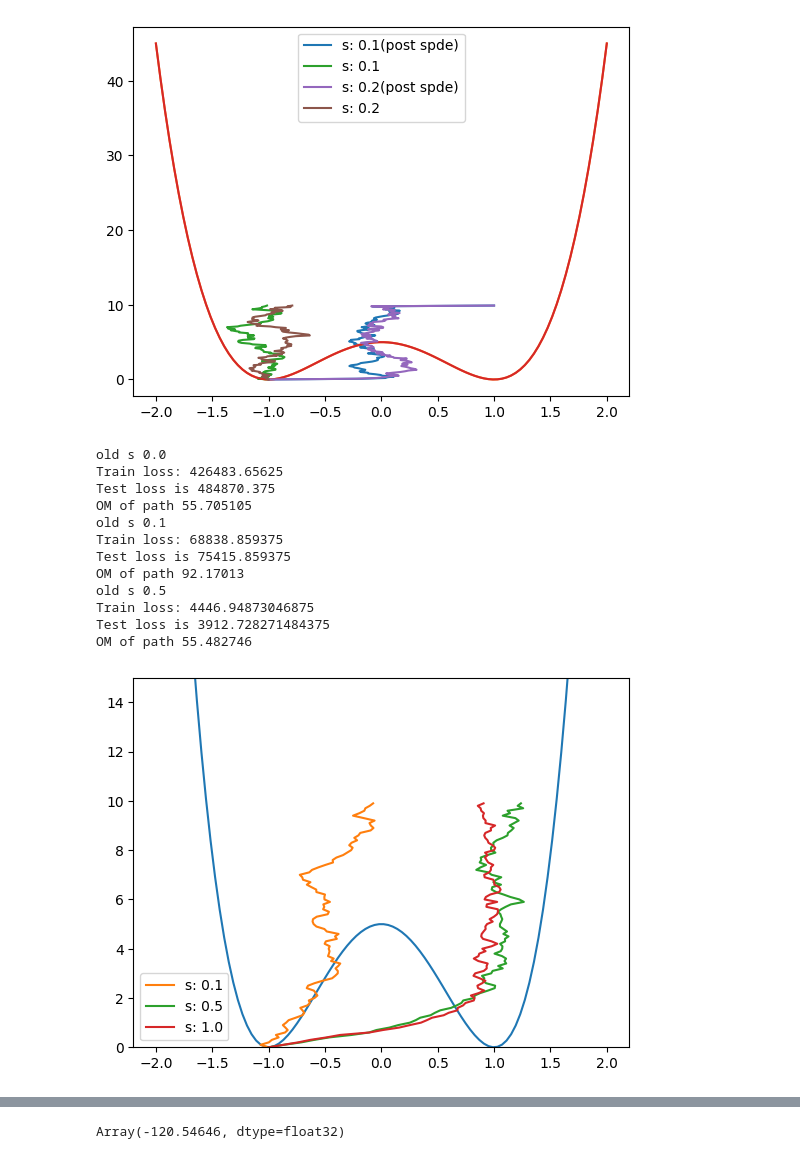
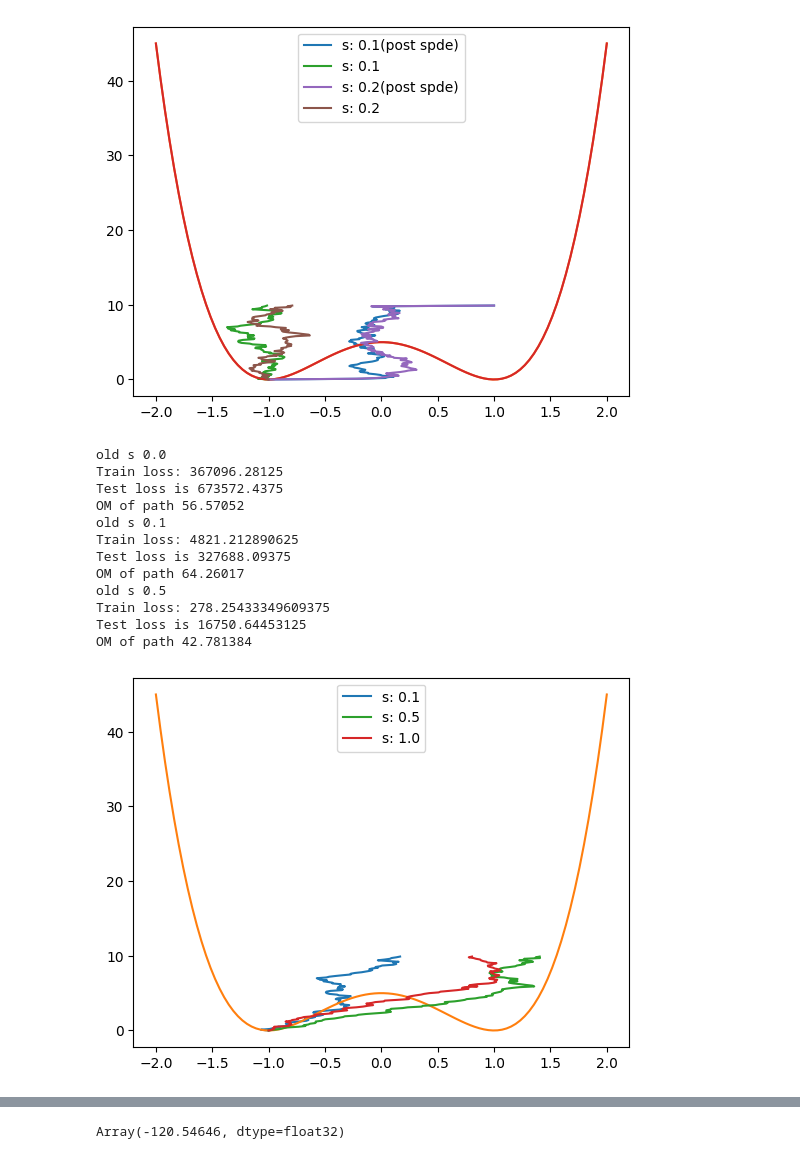
Before and after one commit to reubenharry/path_sampling, a Jupyter notebook: src/path_sampling_nb.ipynb, the cells around one changed output, grey strips where cells are left out. Saved outputs shown, nothing was run; the diff lists cells and outputs as text; code cells hidden in the pictures.

```diff
--- a/src/path_sampling_nb.ipynb
+++ b/src/path_sampling_nb.ipynb
@@ -66,7 +66,7 @@ key = jax.random.key(0)
 # b = uref # initialize b as uref
 # schedule = [0.2,0.4,0.6,0.8,1.0] # , 0.2, 0.3, 0.4, 0.5, 0.6, 0.7, 0.8, 0.9, 1.0]
 # schedule = [0.2, 0.4, 0.6, 0.8, 1.0]
-schedule = [0.1, 0.2]
+schedule = [0.1, 0.5, 1.0]
 # schedule = [0.1,] # , 0.2, 0.3, 0.4, 0.5, 0.6, 0.7, 0.8, 0.9, 1.0]
 
 
@@ -145,44 +145,44 @@ def I_UREF_TPS(x, time, uref):
 b = lambda x, t: -jax.grad(make_double_well_potential(v=5.0))(x)
 A = 0
 dbds = MLP([3,20,20,1], key=jax.random.key(0))
 for i, s in enumerate(schedule):
 
 
 
     key = jax.random.fold_in(key, i)
 
     # update b -> b + dbds
     dbds, A = update(
         uref=b, # lambda x, t : jnp.array([0.0]),
         J=lambda x,y: (1/0.1**2)*(x[-1,0]- 1)**2,
         dbds=dbds,
         hyperparams={'dt': 0.001, 'num_steps': 100, 'num_training_steps' : 1000, 'batch_size' :200},
         key=key,
         schedule=schedule,
         i=i,
         I=I_UREF_TPS,
         A=A,
-        refine=False
+        refine=True
     )
 
 # potential(jnp.array([0.0]))
 
 # jax.grad(lambda x:jnp.sum(x**2))(jnp.array([4.0]))
 # uref(jnp.array([0.0]), 0.0)
 # %% [output]
 old s 0.0
-Train loss: 426483.65625
-Test loss is 484870.375
-OM of path 55.705105
+Train loss: 367096.28125
+Test loss is 673572.4375
+OM of path 56.57052
 old s 0.1
-Train loss: 68838.859375
-Test loss is 75415.859375
-OM of path 92.17013
+Train loss: 4821.212890625
+Test loss is 327688.09375
+OM of path 64.26017
 old s 0.5
-Train loss: 4446.94873046875
-Test loss is 3912.728271484375
-OM of path 55.482746
+Train loss: 278.25433349609375
+Test loss is 16750.64453125
+OM of path 42.781384
-[figure, old version]
+[figure, new version]
 # %%
 key = jax.random.key(0)
 # b = uref # initialize b as uref
```
Also changed, not shown: parts of 2 cells of this notebook, 3 other files.
